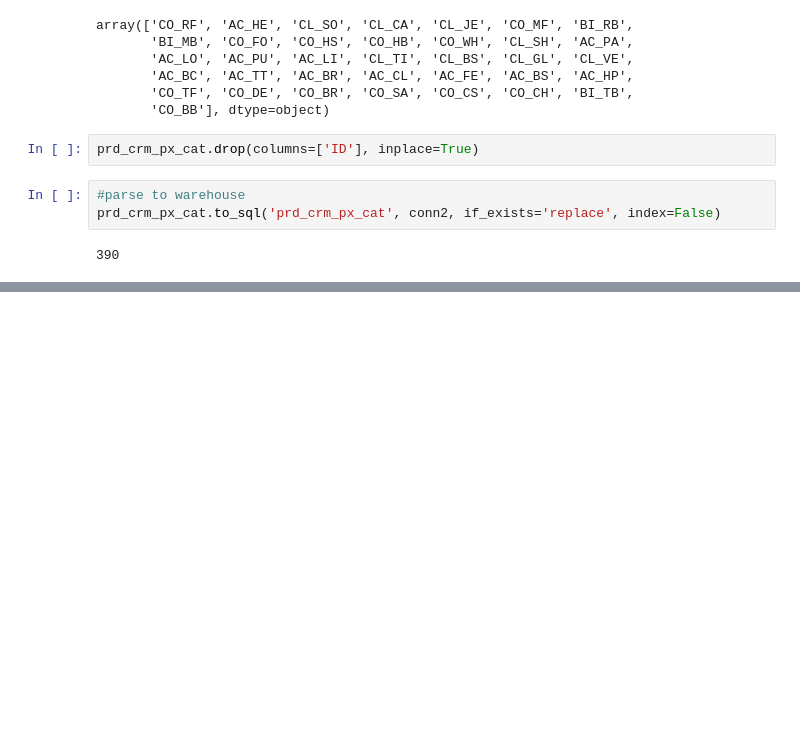
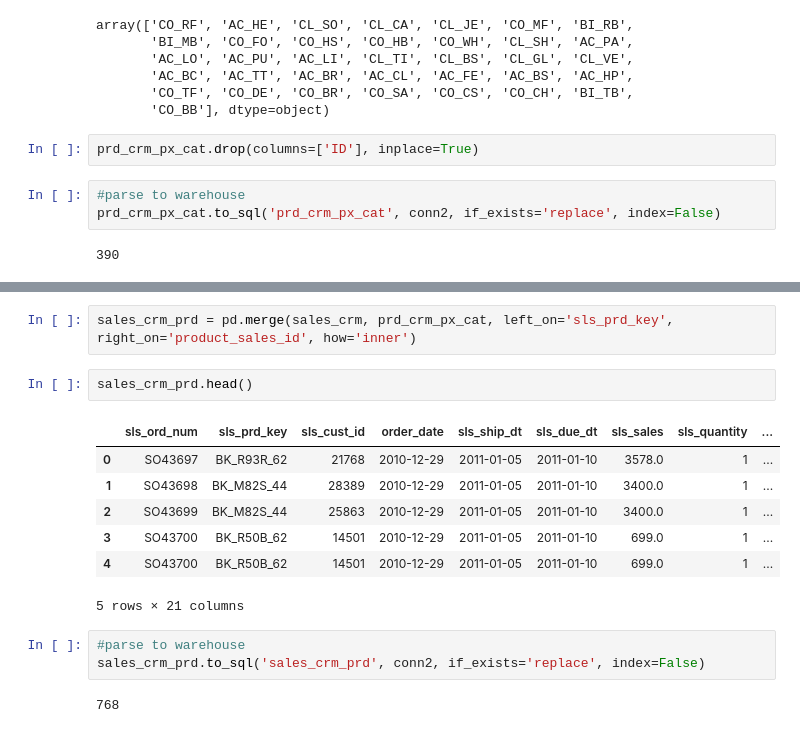
Before and after one commit to rocketwolf98/data_engineering_practice, a Jupyter notebook: crm_new.ipynb, the cells around one changed output, grey strips where cells are left out. Cells and saved outputs as stored; diff of their text form; blank space fills up the shorter version.

```diff
--- a/crm_new.ipynb
+++ b/crm_new.ipynb
@@ -882,0 +901,17 @@ prd_crm_px_cat.to_sql('prd_crm_px_cat', conn2, if_exists='replace', index=False)
+# %%
+sales_crm_prd = pd.merge(sales_crm, prd_crm_px_cat, left_on='sls_prd_key', right_on='product_sales_id', how='inner')
+# %%
+sales_crm_prd.head()
+# %% [output]
+|  | sls_ord_num | sls_prd_key | sls_cust_id | order_date | sls_ship_dt | sls_due_dt | sls_sales | sls_quantity | ... |
+| 0 | SO43697 | BK_R93R_62 | 21768 | 2010-12-29 | 2011-01-05 | 2011-01-10 | 3578.0 | 1 | ... |
+| 1 | SO43698 | BK_M82S_44 | 28389 | 2010-12-29 | 2011-01-05 | 2011-01-10 | 3400.0 | 1 | ... |
+| 2 | SO43699 | BK_M82S_44 | 25863 | 2010-12-29 | 2011-01-05 | 2011-01-10 | 3400.0 | 1 | ... |
+| 3 | SO43700 | BK_R50B_62 | 14501 | 2010-12-29 | 2011-01-05 | 2011-01-10 | 699.0 | 1 | ... |
+| 4 | SO43700 | BK_R50B_62 | 14501 | 2010-12-29 | 2011-01-05 | 2011-01-10 | 699.0 | 1 | ... |
+5 rows × 21 columns
+# %%
+#parse to warehouse
+sales_crm_prd.to_sql('sales_crm_prd', conn2, if_exists='replace', index=False)
+# %% [output]
+768
```
Also changed, not shown: parts of 2 cells of this notebook, 1 other file.
